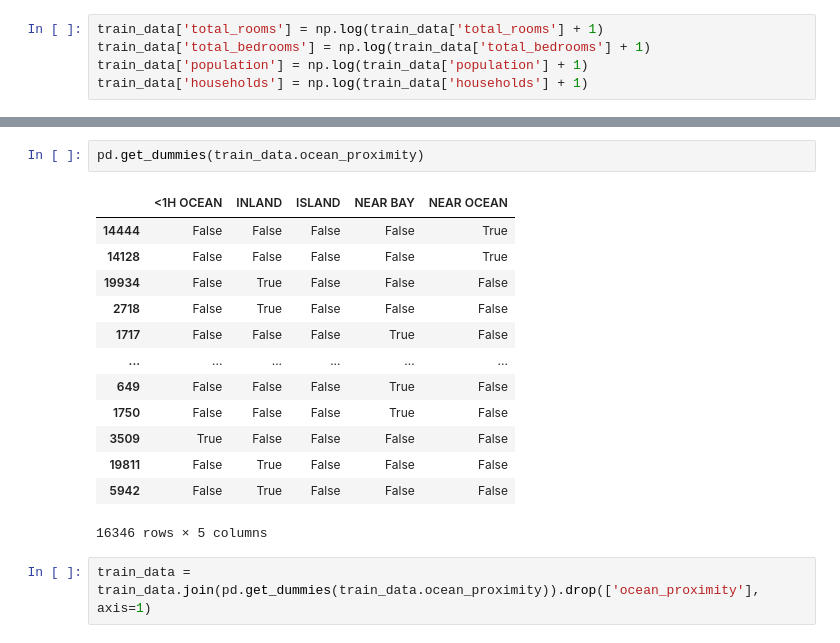
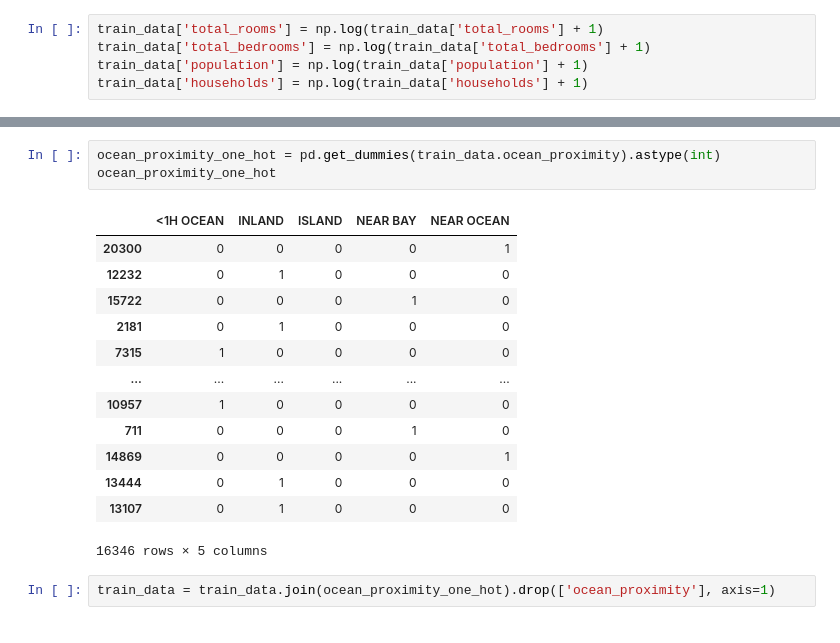
Before and after one commit to AlaR21/machine-learning-project, a Jupyter notebook: 1.ipynb, the cells around one changed output, grey strips where cells are left out. Saved outputs shown, nothing was run; the diff lists cells and outputs as text.

```diff
--- a/1.ipynb
+++ b/1.ipynb
@@ -143,21 +143,22 @@ array([[<Axes: title={'center': 'longitude'}>,
 # %%
-pd.get_dummies(train_data.ocean_proximity)
+ocean_proximity_one_hot = pd.get_dummies(train_data.ocean_proximity).astype(int)
+ocean_proximity_one_hot
 # %% [output]
 |  | <1H OCEAN | INLAND | ISLAND | NEAR BAY | NEAR OCEAN |
-| 14444 | False | False | False | False | True |
-| 14128 | False | False | False | False | True |
-| 19934 | False | True | False | False | False |
-| 2718 | False | True | False | False | False |
-| 1717 | False | False | False | True | False |
+| 20300 | 0 | 0 | 0 | 0 | 1 |
+| 12232 | 0 | 1 | 0 | 0 | 0 |
+| 15722 | 0 | 0 | 0 | 1 | 0 |
+| 2181 | 0 | 1 | 0 | 0 | 0 |
+| 7315 | 1 | 0 | 0 | 0 | 0 |
 | ... | ... | ... | ... | ... | ... |
-| 649 | False | False | False | True | False |
-| 1750 | False | False | False | True | False |
-| 3509 | True | False | False | False | False |
-| 19811 | False | True | False | False | False |
-| 5942 | False | True | False | False | False |
+| 10957 | 1 | 0 | 0 | 0 | 0 |
+| 711 | 0 | 0 | 0 | 1 | 0 |
+| 14869 | 0 | 0 | 0 | 0 | 1 |
+| 13444 | 0 | 1 | 0 | 0 | 0 |
+| 13107 | 0 | 1 | 0 | 0 | 0 |
 16346 rows × 5 columns
 # %%
-train_data = train_data.join(pd.get_dummies(train_data.ocean_proximity)).drop(['ocean_proximity'], axis=1)
+train_data = train_data.join(ocean_proximity_one_hot).drop(['ocean_proximity'], axis=1)
 # %%
 train_data
 # %% [output]
```
Also changed, not shown: parts of 4 cells of this notebook.
